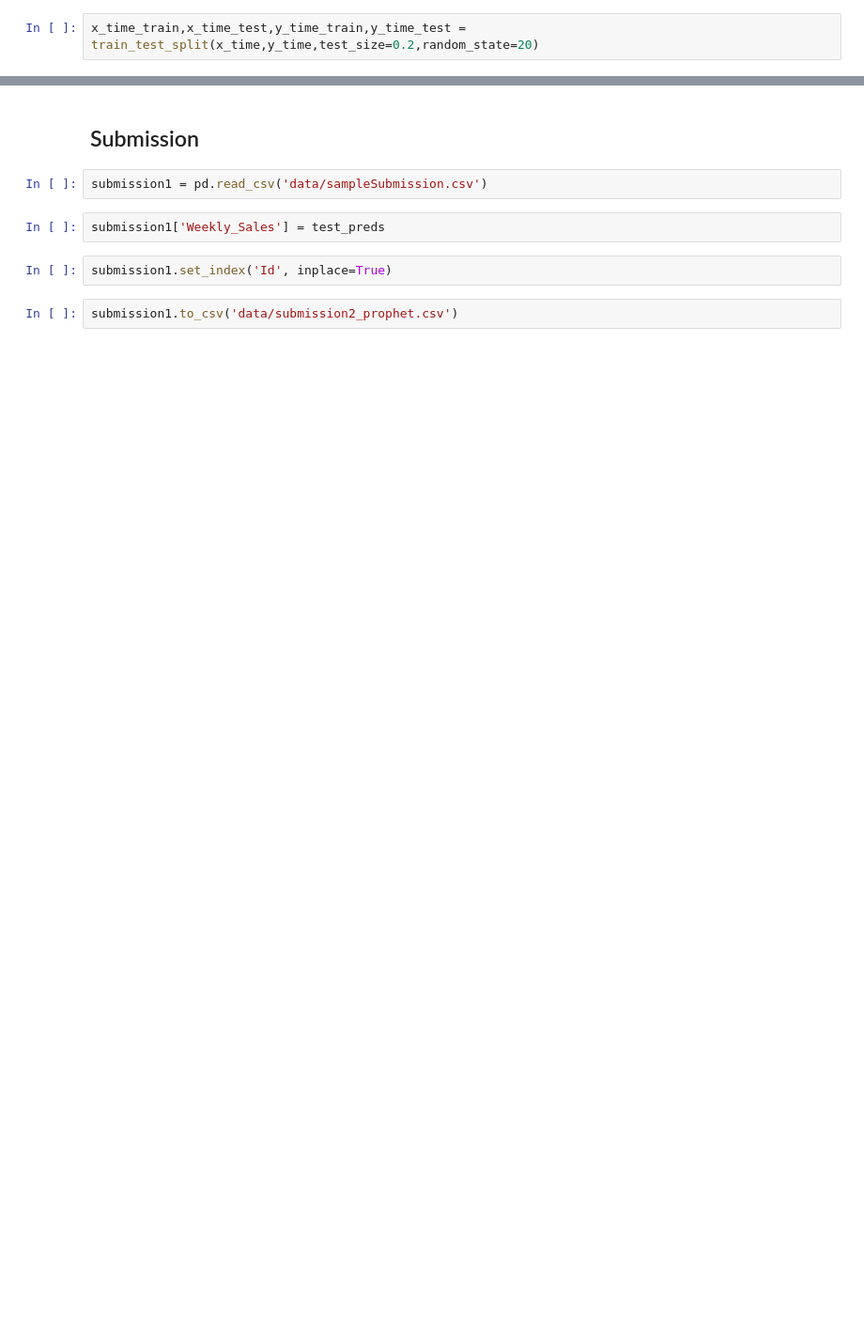
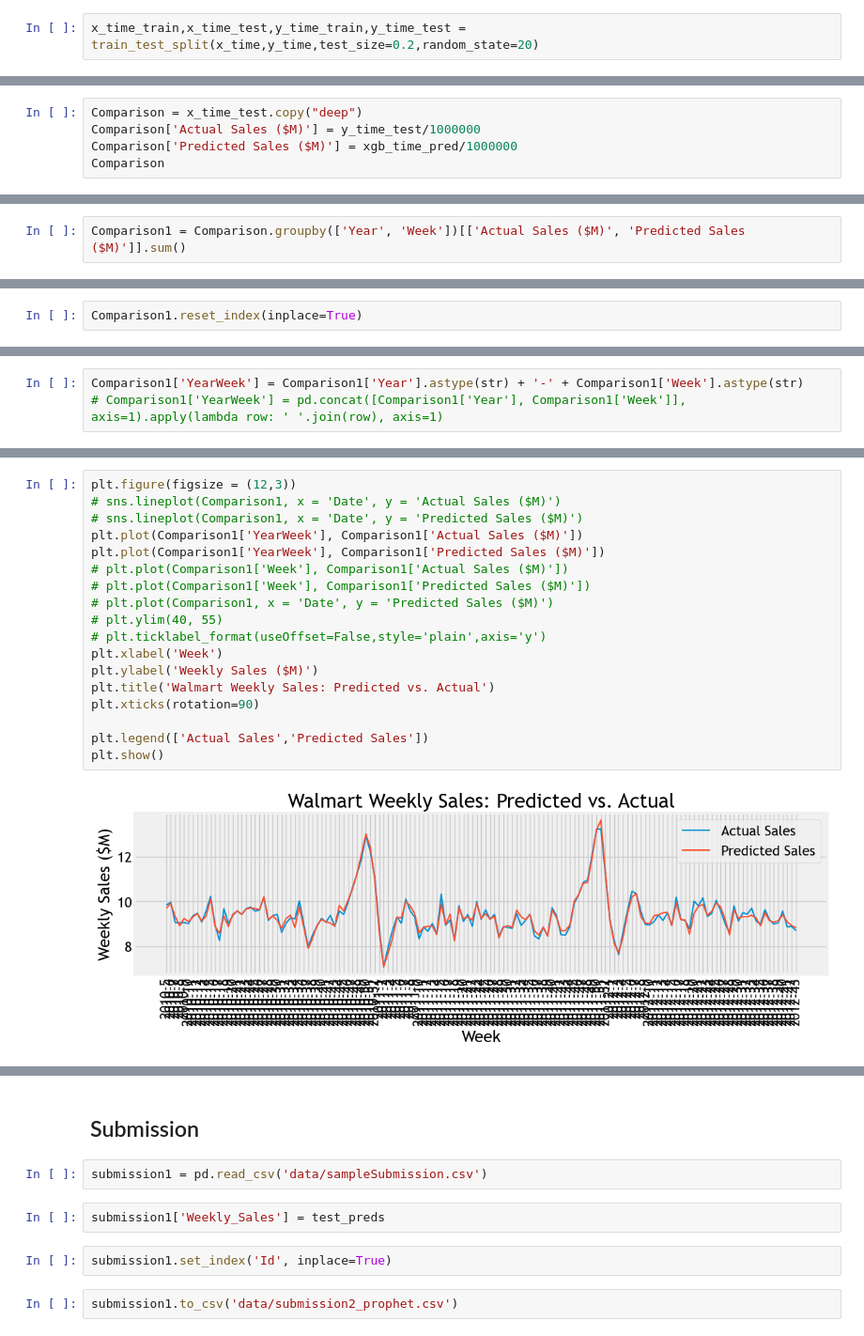
Before and after one commit to johngilheany/store-sales-forecasting, a Jupyter notebook: 04 - Prophet.ipynb, the cells around one changed output, grey strips where cells are left out. Shown: that part at 94% size. Drawn from its saved outputs; the diff is of its cells as text; blank space fills up the shorter version.

```diff
--- a/04 - Prophet.ipynb
+++ b/04 - Prophet.ipynb
@@ -162,0 +236,5 @@ x_time_train,x_time_test,y_time_train,y_time_test = train_test_split(x_time,y_ti
+# %%
+Comparison = x_time_test.copy("deep")
+Comparison['Actual Sales ($M)'] = y_time_test/1000000
+Comparison['Predicted Sales ($M)'] = xgb_time_pred/1000000
+Comparison
@@ -162,0 +255,2 @@ x_time_train,x_time_test,y_time_train,y_time_test = train_test_split(x_time,y_ti
+# %%
+Comparison1 = Comparison.groupby(['Year', 'Week'])[['Actual Sales ($M)', 'Predicted Sales ($M)']].sum()
@@ -162,0 +261,2 @@ x_time_train,x_time_test,y_time_train,y_time_test = train_test_split(x_time,y_ti
+# %%
+Comparison1.reset_index(inplace=True)
@@ -162,0 +279,3 @@ x_time_train,x_time_test,y_time_train,y_time_test = train_test_split(x_time,y_ti
+# %%
+Comparison1['YearWeek'] = Comparison1['Year'].astype(str) + '-' + Comparison1['Week'].astype(str)
+# Comparison1['YearWeek'] = pd.concat([Comparison1['Year'], Comparison1['Week']], axis=1).apply(lambda row: ' '.join(row), axis=1)
@@ -162,0 +298,20 @@ x_time_train,x_time_test,y_time_train,y_time_test = train_test_split(x_time,y_ti
+# %%
+plt.figure(figsize = (12,3))
+# sns.lineplot(Comparison1, x = 'Date', y = 'Actual Sales ($M)')
+# sns.lineplot(Comparison1, x = 'Date', y = 'Predicted Sales ($M)')
+plt.plot(Comparison1['YearWeek'], Comparison1['Actual Sales ($M)'])
+plt.plot(Comparison1['YearWeek'], Comparison1['Predicted Sales ($M)'])
+# plt.plot(Comparison1['Week'], Comparison1['Actual Sales ($M)'])
+# plt.plot(Comparison1['Week'], Comparison1['Predicted Sales ($M)'])
+# plt.plot(Comparison1, x = 'Date', y = 'Predicted Sales ($M)')
+# plt.ylim(40, 55)
+# plt.ticklabel_format(useOffset=False,style='plain',axis='y')
+plt.xlabel('Week')
+plt.ylabel('Weekly Sales ($M)')
+plt.title('Walmart Weekly Sales: Predicted vs. Actual')
+plt.xticks(rotation=90)
+
+plt.legend(['Actual Sales','Predicted Sales'])
+plt.show()
+# %% [output]
+[figure, added]
```
Also changed, not shown: parts of 37 cells of this notebook, 8 other files.
